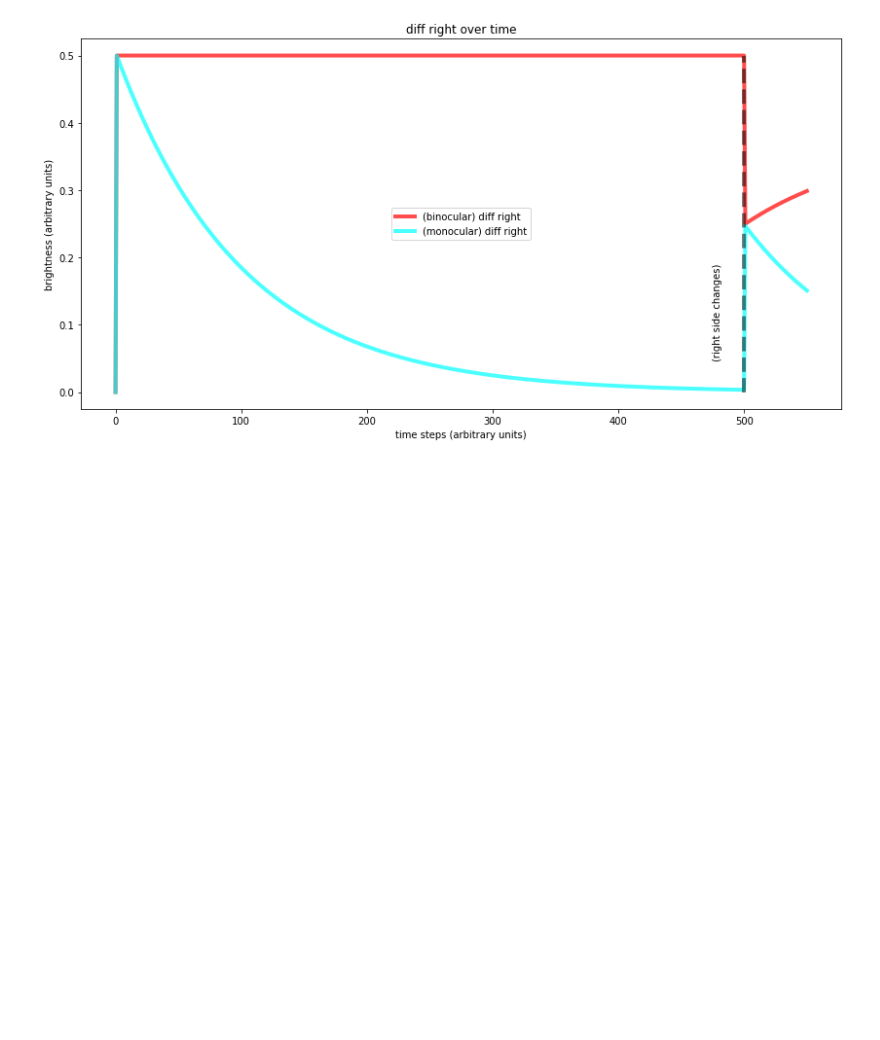
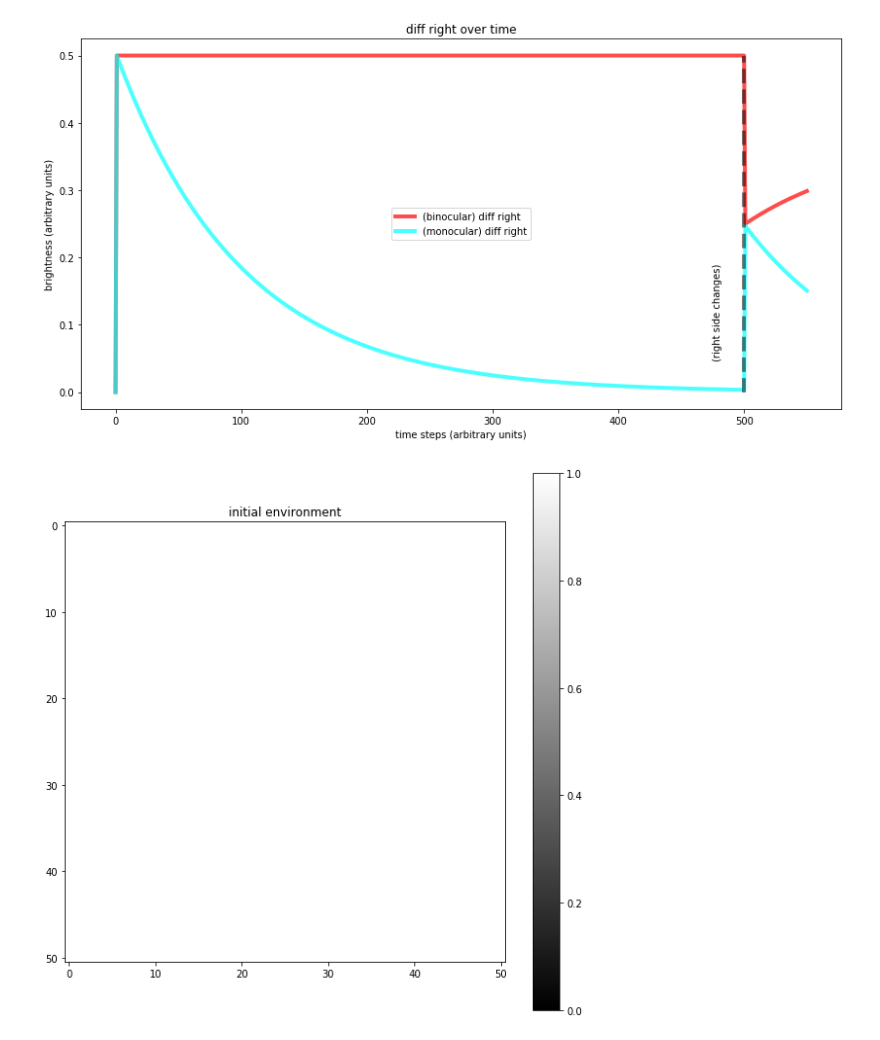
Before and after one commit to diptodip/brightfish, a Jupyter notebook: experiments/partitioned_halves.ipynb, the cells around one changed output. Drawn from its saved outputs; the diff is of its cells as text; code cells hidden in the pictures; blank space fills up the shorter version.

Commit message:
Add freely swimming partition experiment

```diff
--- a/experiments/partitioned_halves.ipynb
+++ b/experiments/partitioned_halves.ipynb
@@ -172,3 +173,14 @@ plt.title('diff right over time')
 plt.show()
 # %% [output]
 [figure]
+# %%
+# free swimming white to white/black occupancy rates
+partitioned_halves = environment.PartitionedHalves((51, 51), 500, 10001, initial_value=1.0, target_value=(1.0, 0.0), static=False)
+# %%
+fig = plt.figure(figsize=(10, 10))
+plt.imshow(partitioned_halves.stage, cmap='gray', vmin=0, vmax=1)
+plt.colorbar()
+plt.title('initial environment')
+plt.show()
+# %% [output]
+[figure, added]
```
Also changed, not shown: parts of 5 cells of this notebook.
